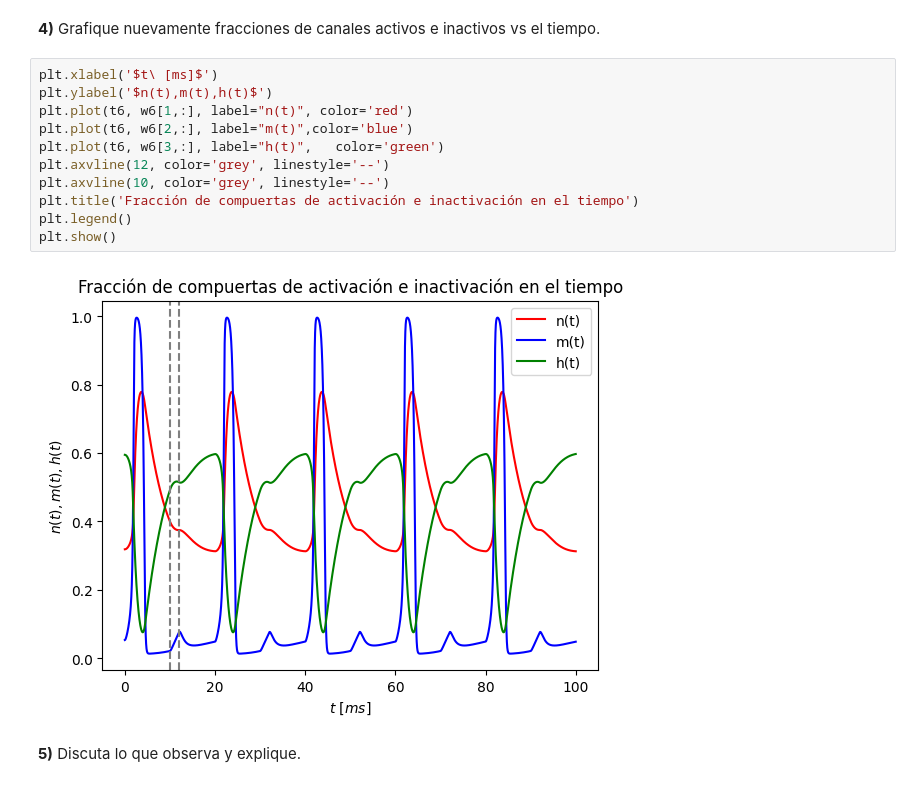
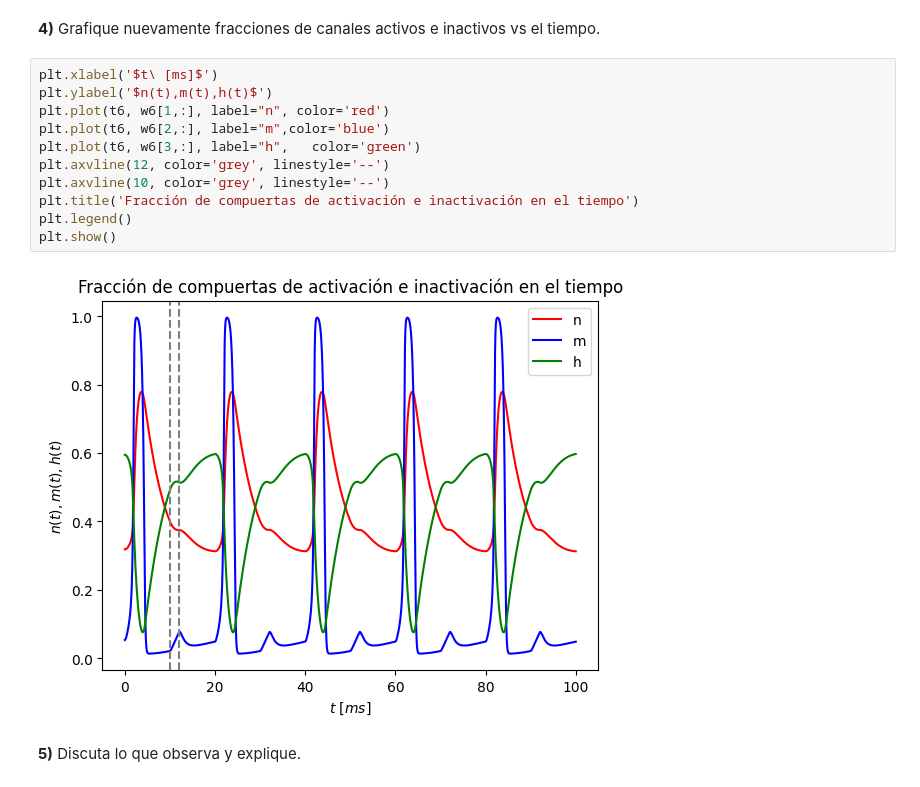
Before and after one commit to basbenja/RedesNeuronales-TrabajosPracticos, a Jupyter notebook: TP1/TrabajoPractico1.ipynb, the cells around one changed output. Cells and saved outputs as stored; diff of their text form.

```diff
--- a/TP1/TrabajoPractico1.ipynb
+++ b/TP1/TrabajoPractico1.ipynb
@@ -778,16 +778,16 @@ plt.show()
 # %%
 plt.xlabel('$t\ [ms]$')
 plt.ylabel('$n(t),m(t),h(t)$')
-plt.plot(t6, w6[1,:], label="n(t)", color='red')
-plt.plot(t6, w6[2,:], label="m(t)",color='blue')
-plt.plot(t6, w6[3,:], label="h(t)",   color='green')
+plt.plot(t6, w6[1,:], label="n", color='red')
+plt.plot(t6, w6[2,:], label="m",color='blue')
+plt.plot(t6, w6[3,:], label="h",   color='green')
 plt.axvline(12, color='grey', linestyle='--')
 plt.axvline(10, color='grey', linestyle='--')
 plt.title('Fracción de compuertas de activación e inactivación en el tiempo')
 plt.legend()
 plt.show()
 # %% [output]
-[figure, old version]
+[figure, new version]
 # %% [markdown]
 **5)** Discuta lo que observa y explique.
 # %% [markdown]
```
Also changed, not shown: parts of 4 cells of this notebook.
